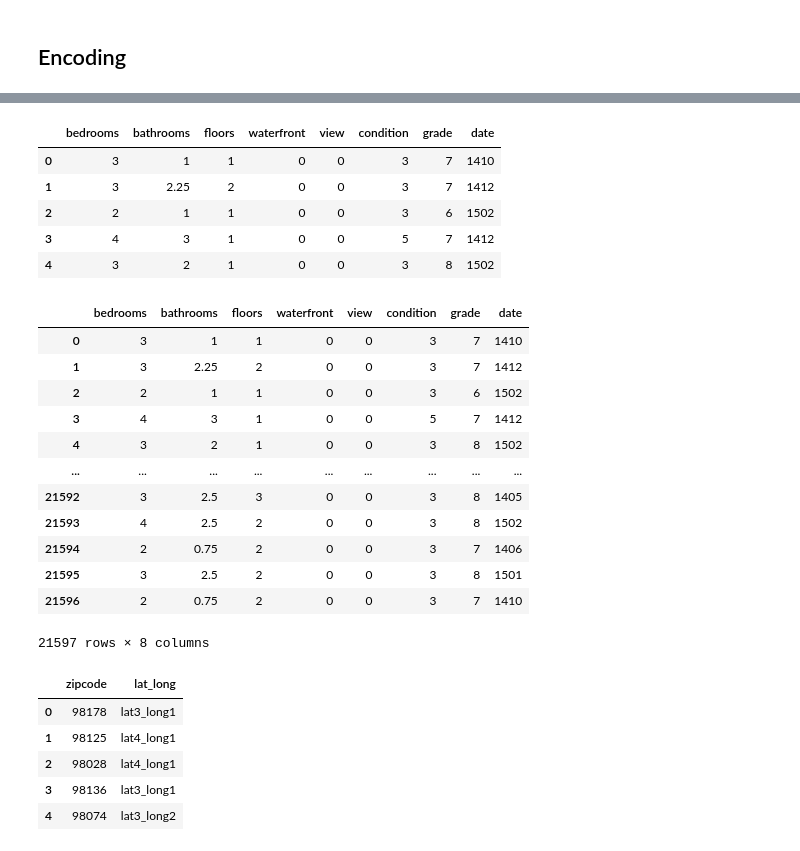
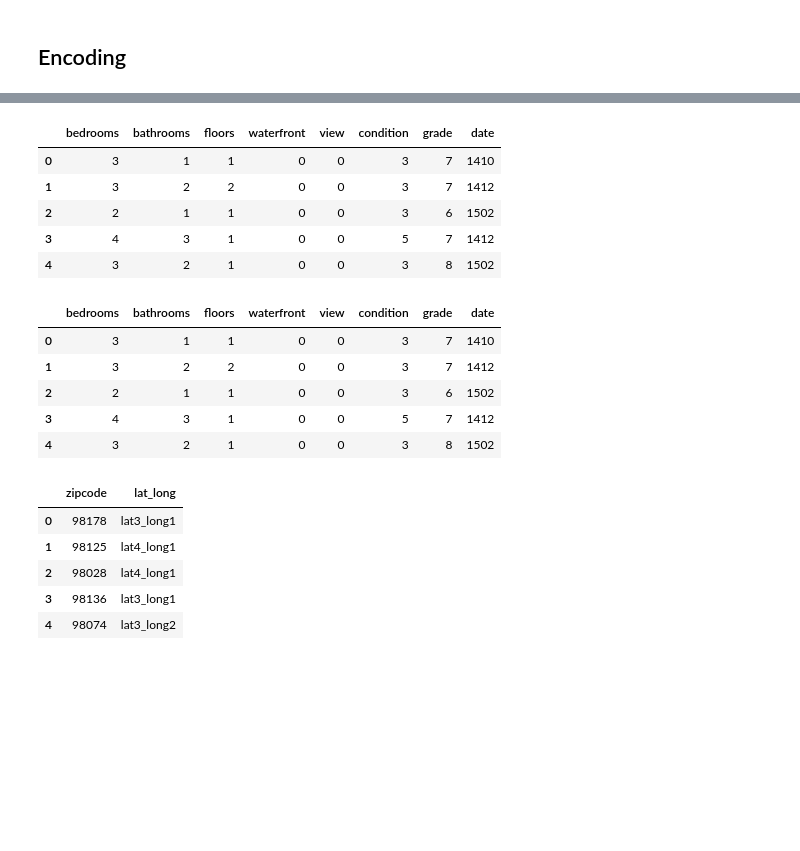
Before and after one commit to dnkansah-tieku/-IronHack_midBootCamp_project, a Jupyter notebook: mid_project.ipynb, the cells around one changed output, grey strips where cells are left out. Drawn from its saved outputs; the diff is of its cells as text; code cells hidden in the pictures; blank space fills up the shorter version.

```diff
--- a/mid_project.ipynb
+++ b/mid_project.ipynb
@@ -411,32 +478,27 @@ categorical
 # %%
 # separate category to 8 cats1 and 2 cats2 for different encoding
+
 cats1 = pd.DataFrame()
-cats1[['bedrooms','bathrooms', 'floors', 'waterfront', 'view', 'condition', 'grade','date']] =categorical[['bedrooms', 'bathrooms', 'floors', 'waterfront', 'view','condition','grade','date']]
+cats1 = categorical[['bedrooms', 'bathrooms', 'floors', 'waterfront', 'view','condition','grade','date']]
 cats1.head()
 # %% [output]
 |  | bedrooms | bathrooms | floors | waterfront | view | condition | grade | date |
 | 0 | 3 | 1 | 1 | 0 | 0 | 3 | 7 | 1410 |
-| 1 | 3 | 2.25 | 2 | 0 | 0 | 3 | 7 | 1412 |
+| 1 | 3 | 2 | 2 | 0 | 0 | 3 | 7 | 1412 |
 | 2 | 2 | 1 | 1 | 0 | 0 | 3 | 6 | 1502 |
 | 3 | 4 | 3 | 1 | 0 | 0 | 5 | 7 | 1412 |
 | 4 | 3 | 2 | 1 | 0 | 0 | 3 | 8 | 1502 |
 # %%
 # cats1 for ordinal encoding
+
 enc = OrdinalEncoder()
 enc.fit_transform(cats1[['bedrooms','bathrooms', 'floors', 'waterfront', 'view', 'condition', 'grade', 'date']])
-cats1
+cats1.head(5)
 # %% [output]
 |  | bedrooms | bathrooms | floors | waterfront | view | condition | grade | date |
 | 0 | 3 | 1 | 1 | 0 | 0 | 3 | 7 | 1410 |
-| 1 | 3 | 2.25 | 2 | 0 | 0 | 3 | 7 | 1412 |
+| 1 | 3 | 2 | 2 | 0 | 0 | 3 | 7 | 1412 |
 | 2 | 2 | 1 | 1 | 0 | 0 | 3 | 6 | 1502 |
 | 3 | 4 | 3 | 1 | 0 | 0 | 5 | 7 | 1412 |
 | 4 | 3 | 2 | 1 | 0 | 0 | 3 | 8 | 1502 |
-| ... | ... | ... | ... | ... | ... | ... | ... | ... |
-| 21592 | 3 | 2.5 | 3 | 0 | 0 | 3 | 8 | 1405 |
-| 21593 | 4 | 2.5 | 2 | 0 | 0 | 3 | 8 | 1502 |
-| 21594 | 2 | 0.75 | 2 | 0 | 0 | 3 | 7 | 1406 |
-| 21595 | 3 | 2.5 | 2 | 0 | 0 | 3 | 8 | 1501 |
-| 21596 | 2 | 0.75 | 2 | 0 | 0 | 3 | 7 | 1410 |
-21597 rows × 8 columns
 # %%
```
Also changed, not shown: parts of 47 cells of this notebook.
